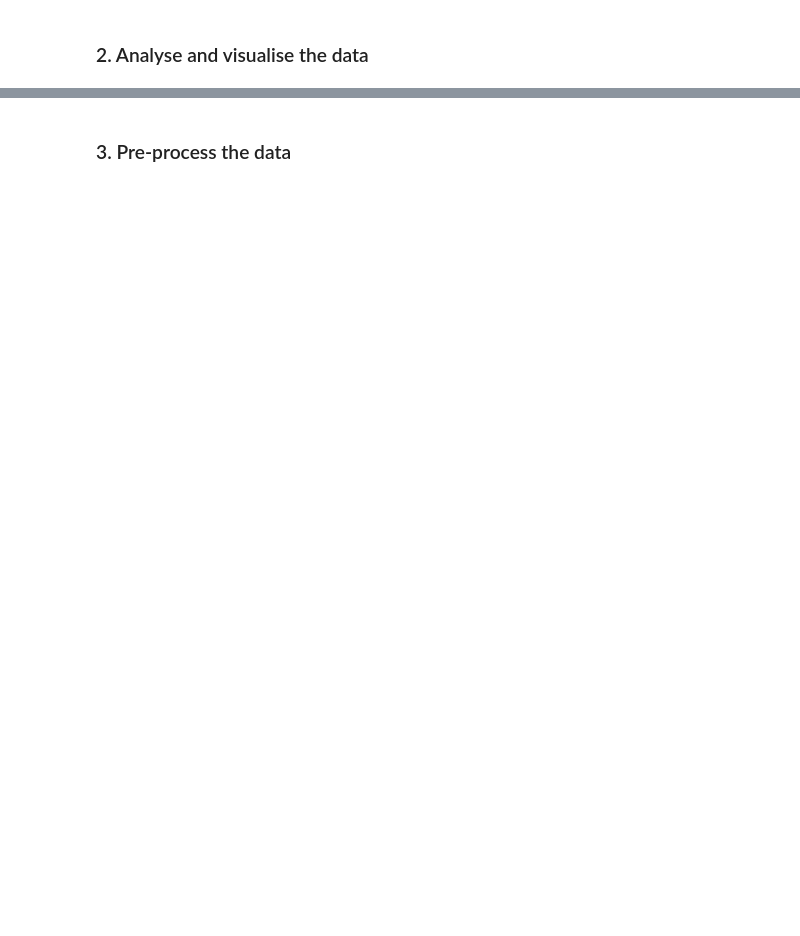
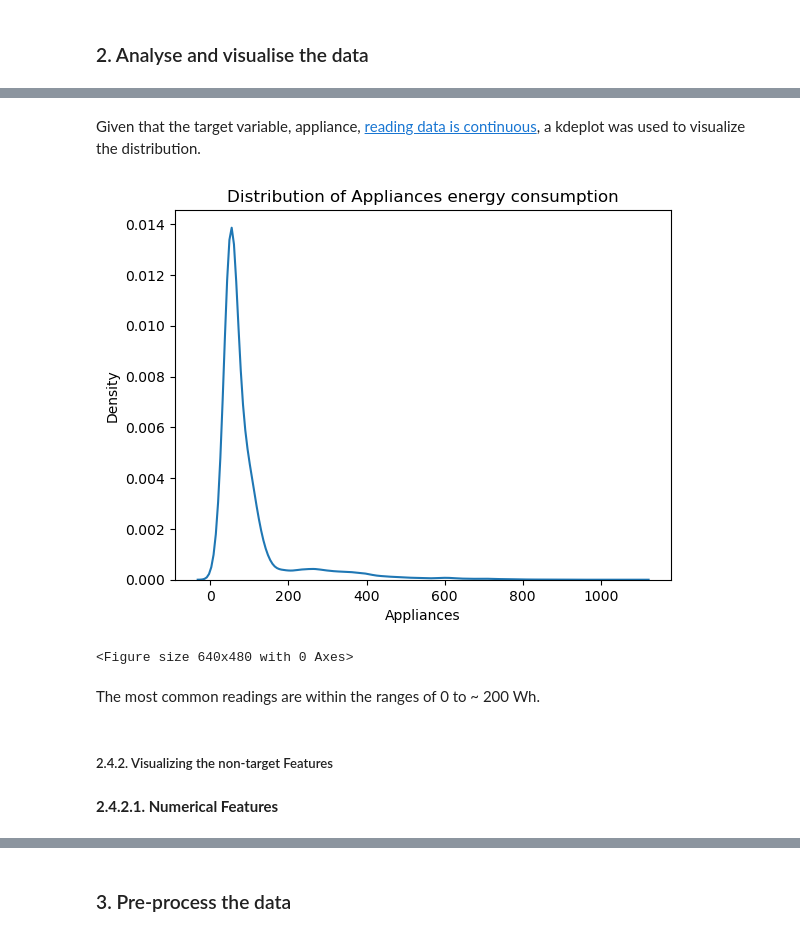
Before and after one commit to nicoataiza/CS7306-2024, a Jupyter notebook: Assignment 2/a1882443_Ataiza_assign1b.ipynb, the cells around one changed output, grey strips where cells are left out. Saved outputs shown, nothing was run; the diff lists cells and outputs as text; code cells hidden in the pictures; blank space fills up the shorter version.

```diff
--- a/Assignment 2/a1882443_Ataiza_assign1b.ipynb
+++ b/Assignment 2/a1882443_Ataiza_assign1b.ipynb
@@ -10,0 +196,14 @@
+# %% [markdown]
+Given that the target variable, appliance, [reading data is continuous](https://www.sciencedirect.com/science/article/pii/S266654682030009), a kdeplot was used to visualize the distribution.
+# %%
+sns.kdeplot(data=df, x="Appliances")
+plt.title("Distribution of Appliances energy consumption")
+plt.show()
+plt.clf()
+# %% [output]
+[figure, added]
+<Figure size 640x480 with 0 Axes>
+# %% [markdown]
+The most common readings are within the ranges of 0 to ~ 200 Wh.
+# %% [markdown]
+##### 2.4.2. Visualizing the non-target Features
@@ -10,0 +213,2 @@
+# %% [markdown]
+**2.4.2.1. Numerical Features**
```
Also changed, not shown: parts of 52 cells of this notebook, 1 other file.
